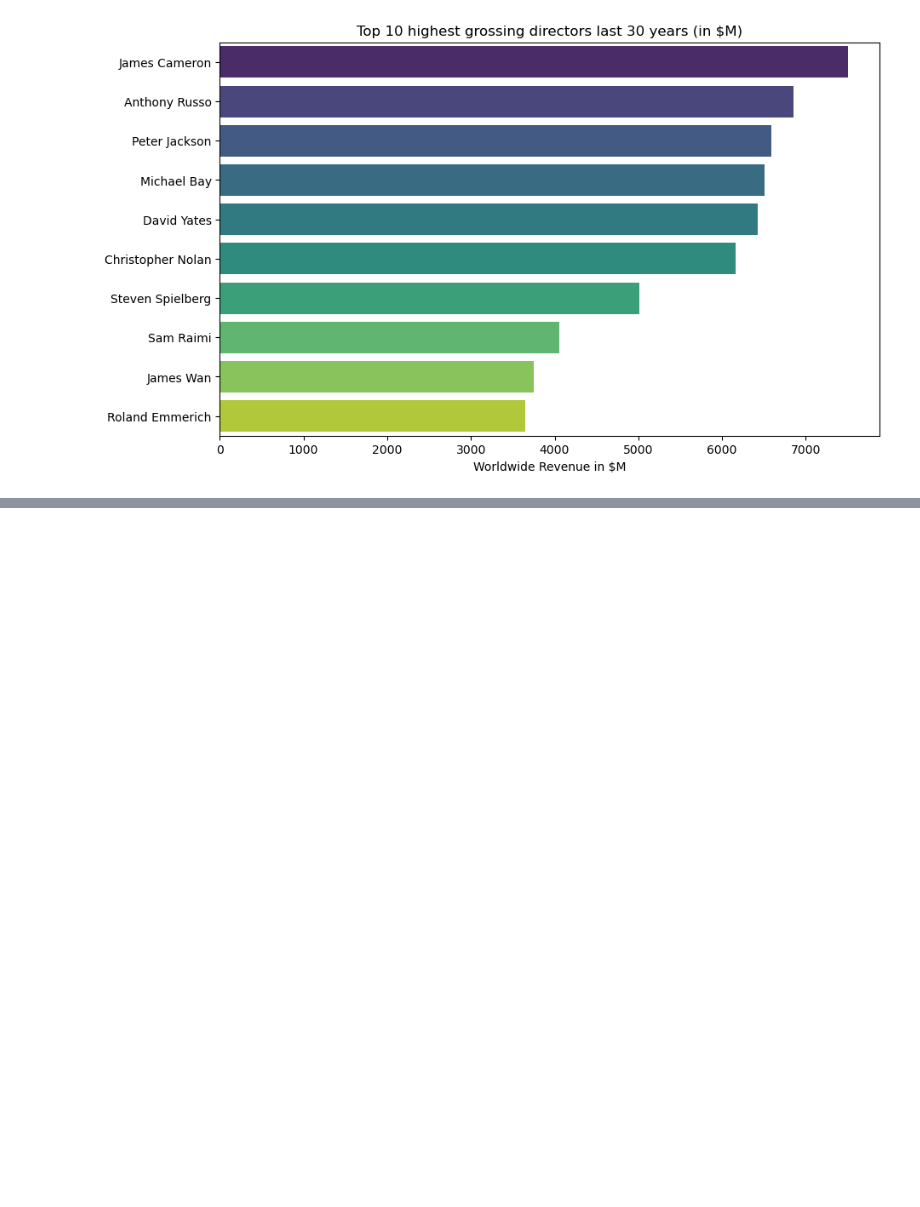
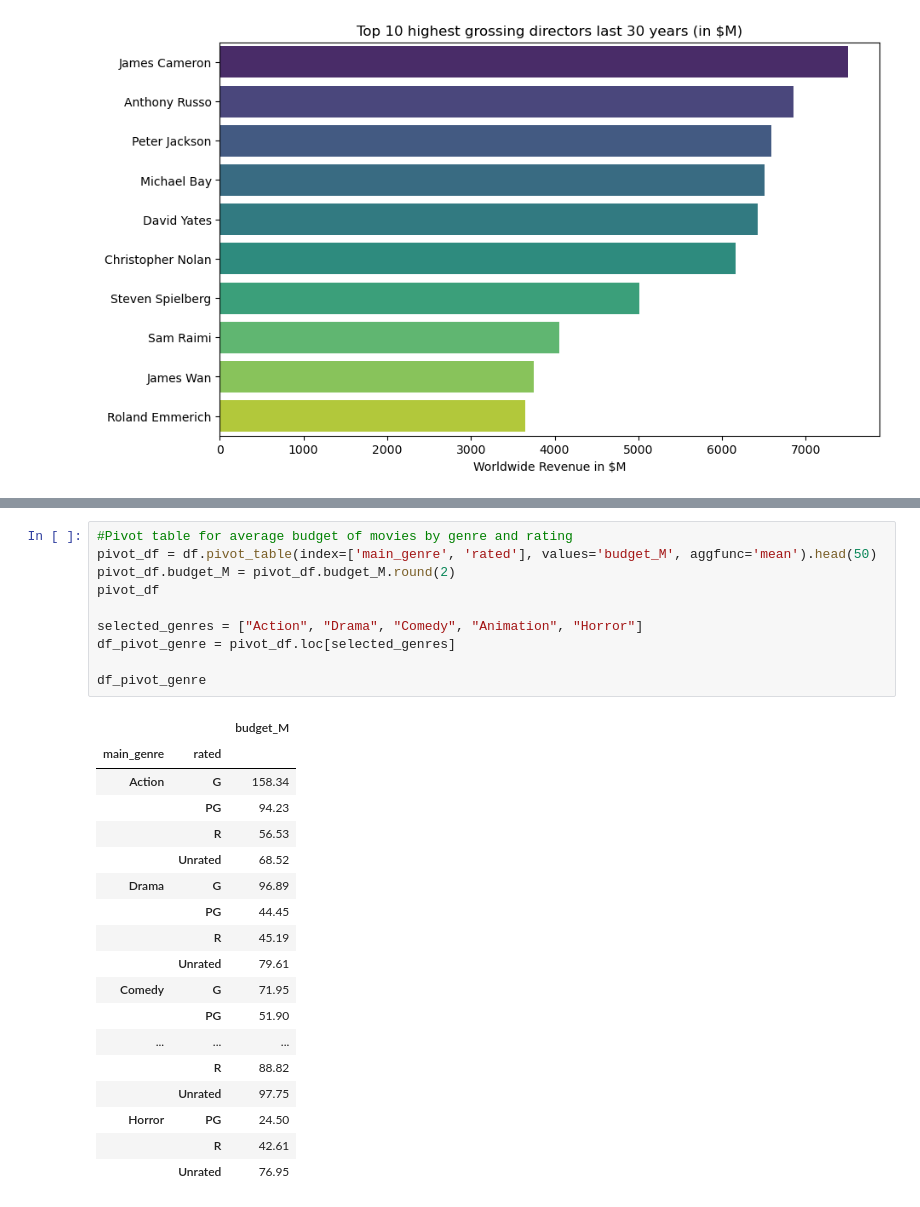
Before and after one commit to BenoitMormede/project-week-3, a Jupyter notebook: movies-project-visualization.ipynb, the cells around one changed output, grey strips where cells are left out. Drawn from its saved outputs; the diff is of its cells as text; blank space fills up the shorter version.

```diff
--- a/movies-project-visualization.ipynb
+++ b/movies-project-visualization.ipynb
@@ -86,0 +126,29 @@ ValueError: cannot insert genre, already exists
+# %%
+#Pivot table for average budget of movies by genre and rating
+pivot_df = df.pivot_table(index=['main_genre', 'rated'], values='budget_M', aggfunc='mean').head(50)
+pivot_df.budget_M = pivot_df.budget_M.round(2)
+pivot_df
+
+selected_genres = ["Action", "Drama", "Comedy", "Animation", "Horror"]
+df_pivot_genre = pivot_df.loc[selected_genres]
+
+df_pivot_genre
+# %% [output]
+|  |  | budget_M |
+| main_genre | rated |  |
+| Action | G | 158.34 |
+|  | PG | 94.23 |
+|  | R | 56.53 |
+|  | Unrated | 68.52 |
+| Drama | G | 96.89 |
+|  | PG | 44.45 |
+|  | R | 45.19 |
+|  | Unrated | 79.61 |
+| Comedy | G | 71.95 |
+|  | PG | 51.90 |
+| ... | ... | ... |
+|  | R | 88.82 |
+|  | Unrated | 97.75 |
+| Horror | PG | 24.50 |
+|  | R | 42.61 |
+|  | Unrated | 76.95 |
```
Also changed, not shown: parts of 5 cells of this notebook.
